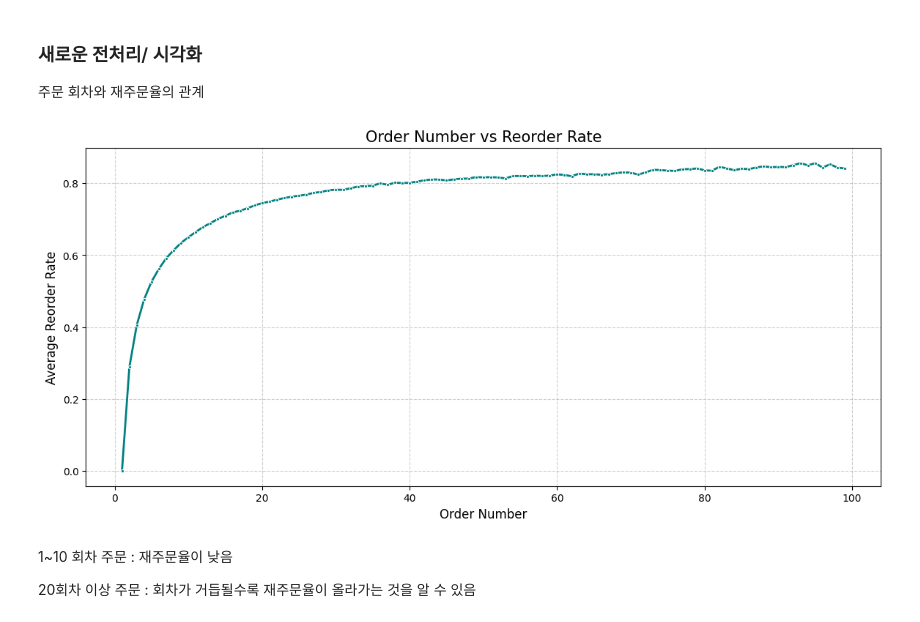
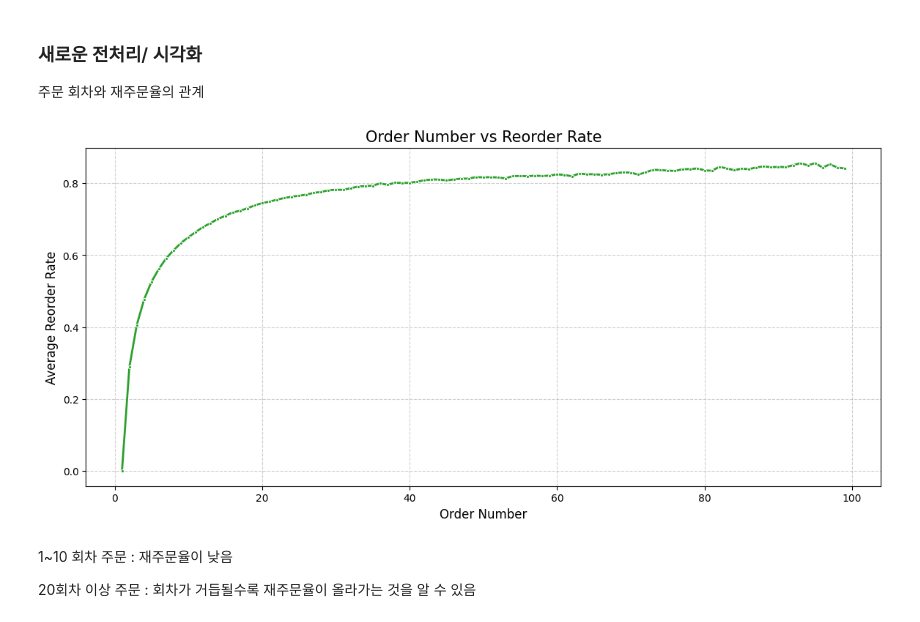
Before and after one commit to miso-20/ESSA, a Jupyter notebook: ESAA_YB_WEEK_03_1(Kaggle).ipynb, the cells around one changed output. Cells and saved outputs as stored; diff of their text form; code cells hidden in the pictures.

```diff
--- a/ESAA_YB_WEEK_03_1(Kaggle).ipynb
+++ b/ESAA_YB_WEEK_03_1(Kaggle).ipynb
@@ -468,15 +468,15 @@ merged_df = pd.merge(reorder_df, orders_df[['order_id', 'order_number']], on='or
 trend_df = merged_df.groupby('order_number')['reorder_rate'].mean().reset_index()
 # %%
 plt.figure(figsize=(14, 6))
-sns.lineplot(x='order_number', y='reorder_rate', data=trend_df, marker='.', color='teal', linewidth=2)
+sns.lineplot(x='order_number', y='reorder_rate', data=trend_df, marker='.', color=color[2], linewidth=2)
 
 plt.title('Order Number vs Reorder Rate', fontsize=15)
 plt.xlabel('Order Number', fontsize=12)
 plt.ylabel('Average Reorder Rate', fontsize=12)
 plt.grid(True, linestyle='--', alpha=0.6)
 plt.show()
 # %% [output]
-[figure, old version]
+[figure, new version]
 # %% [markdown]
 1~10 회차 주문 : 재주문율이 낮음
 
```
